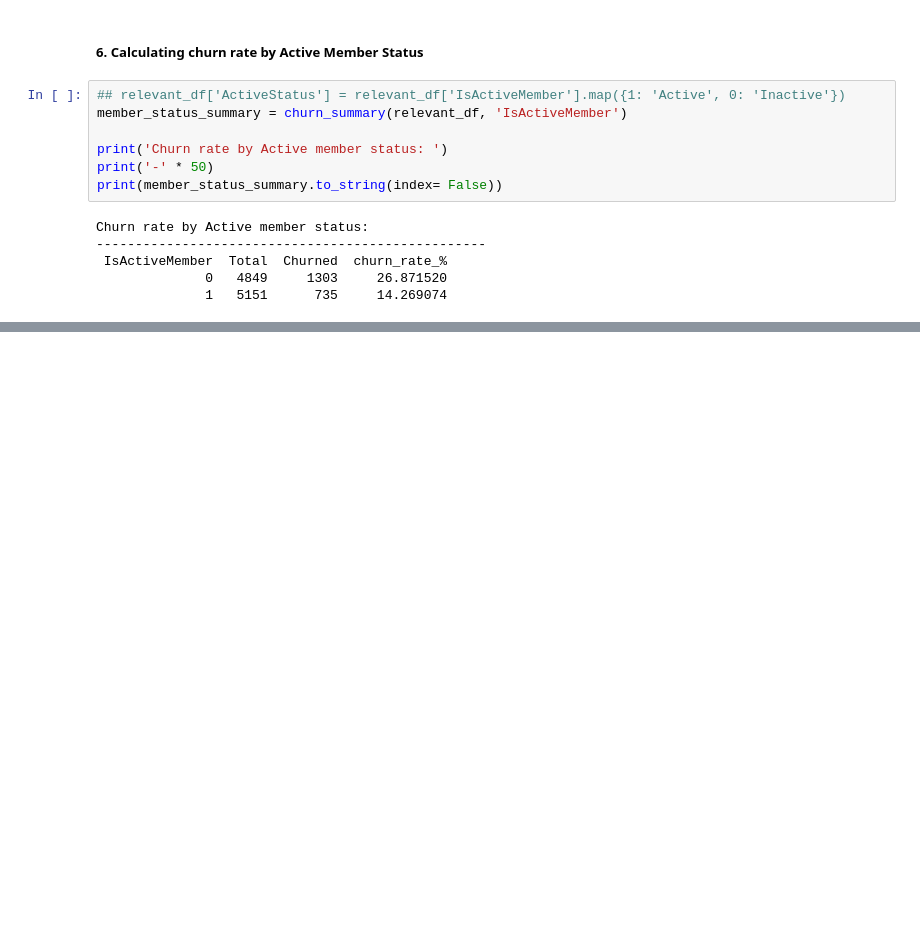
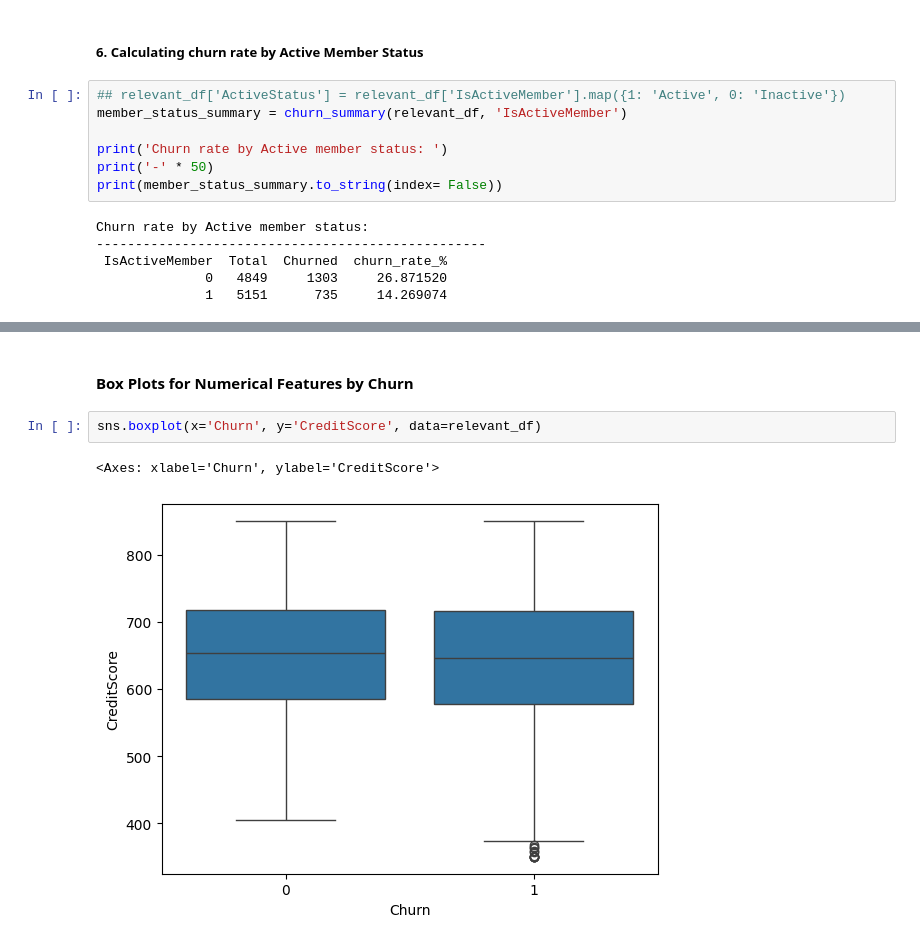
Before and after one commit to Aayubb/bank-churn-analysis-python, a Jupyter notebook: Initial analysis.ipynb, the cells around one changed output, grey strips where cells are left out. Drawn from its saved outputs; the diff is of its cells as text; blank space fills up the shorter version.

```diff
--- a/Initial analysis.ipynb
+++ b/Initial analysis.ipynb
@@ -258,0 +311,7 @@ Churn rate by Active member status:
+# %% [markdown]
+#### Box Plots for Numerical Features by Churn
+# %%
+sns.boxplot(x='Churn', y='CreditScore', data=relevant_df)
+# %% [output]
+<Axes: xlabel='Churn', ylabel='CreditScore'>
+[figure, added]
```
Also changed, not shown: parts of 9 cells of this notebook.
